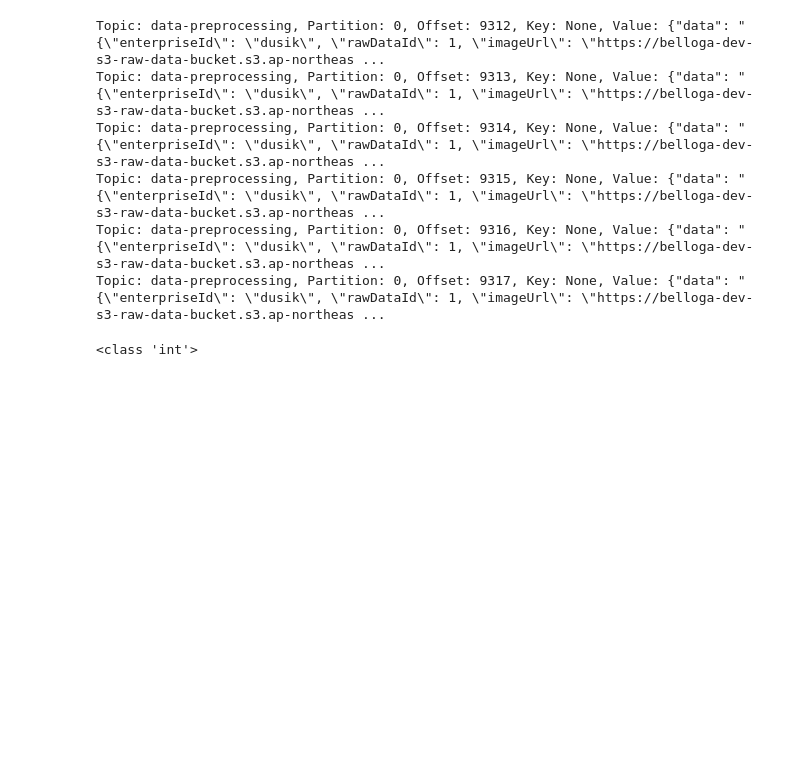
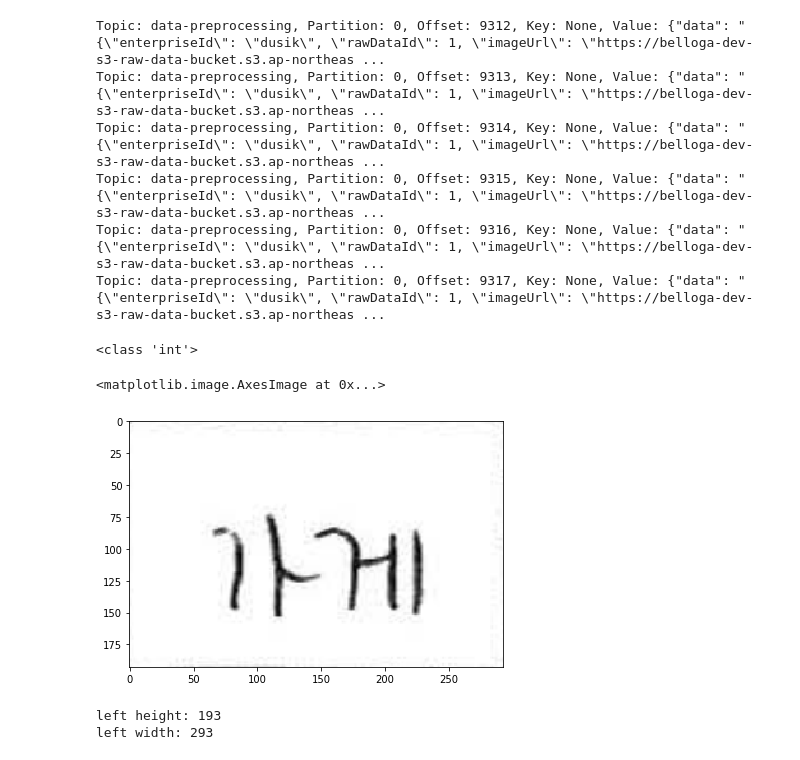
Before and after one commit to devnus/belloga-preprocessing, a Jupyter notebook: Untitled.ipynb, the cells around one changed output. Cells and saved outputs as stored; diff of their text form; code cells hidden in the pictures; blank space fills up the shorter version.

```diff
--- a/Untitled.ipynb
+++ b/Untitled.ipynb
@@ -99,0 +103,7 @@ print(type(1))
+# %%
+left_img_path = glob.glob('labelingTarget.jpg')[0]
+# %%
+io.imshow(left_img_path)
+# %% [output]
+<matplotlib.image.AxesImage at 0x...>
+[figure, added]
@@ -99,0 +112,6 @@ print(type(1))
+# %%
+print('left height:', len(left_img))
+print('left width:', len(left_img[0]))
+# %% [output]
+left height: 193
+left width: 293
```
Also changed, not shown: parts of 4 cells of this notebook, 20 other files.
